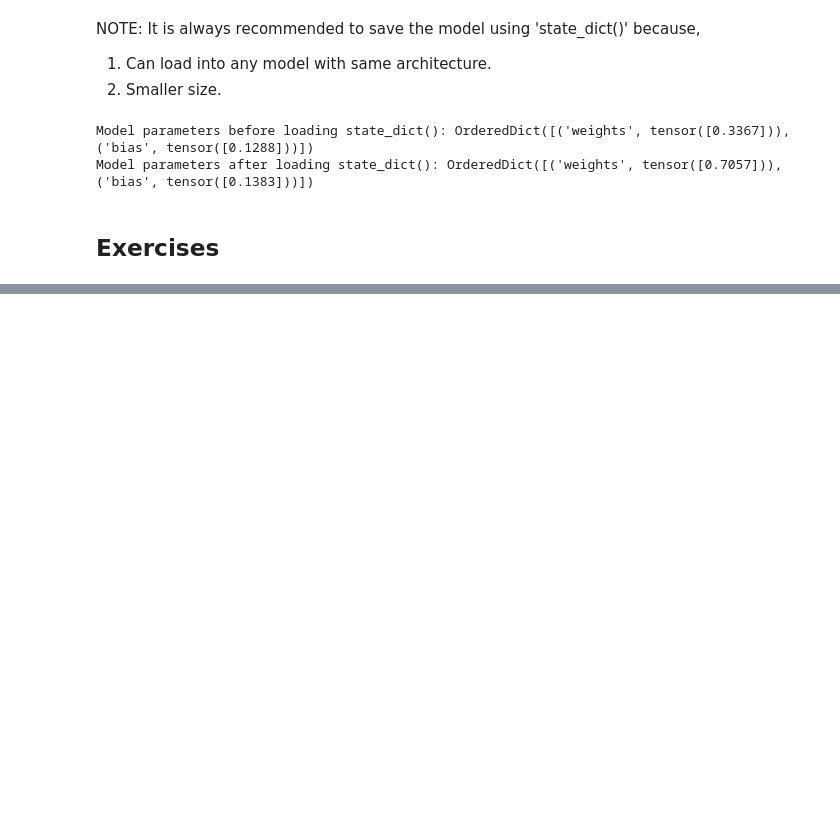
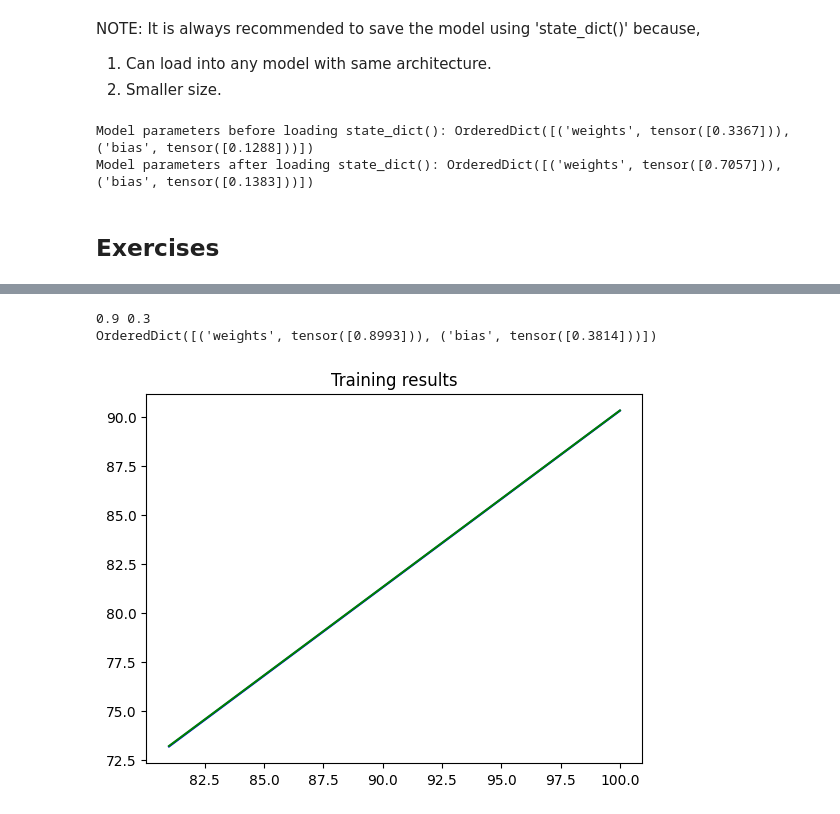
Before and after one commit to omkanekar28/PyTorch-practice, a Jupyter notebook: code/pytorch_workflow_fundamentals.ipynb, the cells around one changed output, grey strips where cells are left out. Drawn from its saved outputs; the diff is of its cells as text; code cells hidden in the pictures; blank space fills up the shorter version.

```diff
--- a/code/pytorch_workflow_fundamentals.ipynb
+++ b/code/pytorch_workflow_fundamentals.ipynb
@@ -436,0 +554,22 @@ Model parameters after loading state_dict(): OrderedDict([('weights', tensor([0.
+# %%
+# SAVING THE MODEL (NOT STATE_DICT)
+os.makedirs(MODEL_SAVE_DIR, exist_ok=True)
+MODEL_SAVE_PATH = os.path.join(MODEL_SAVE_DIR, "exercise_model.pth")
+torch.save(lr_model, MODEL_SAVE_PATH)
+# %%
+# LOADING THE SAVED MODEL
+lr_model = torch.load(MODEL_SAVE_PATH)
+# %%
+# TESTING THE MODEL
+with torch.inference_mode():
+  y_pred = lr_model(X_test)
+  plt.plot(X_test, y_test, color="blue")
+  plt.plot(X_test, y_pred, color="green")
+  plt.title("Training results")
+
+print(WEIGHT, BIAS)
+print(lr_model.state_dict())
+# %% [output]
+0.9 0.3
+OrderedDict([('weights', tensor([0.8993])), ('bias', tensor([0.3814]))])
+[figure, added]
```
Also changed, not shown: parts of 15 cells of this notebook.
